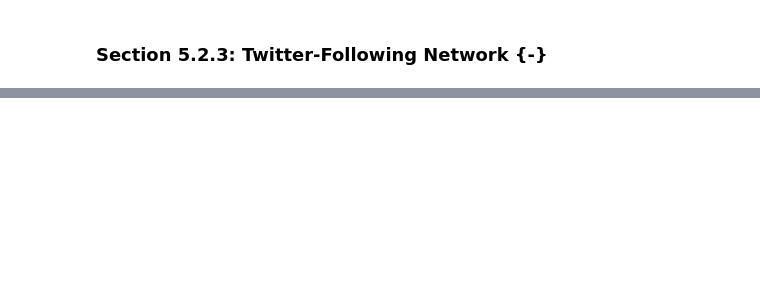
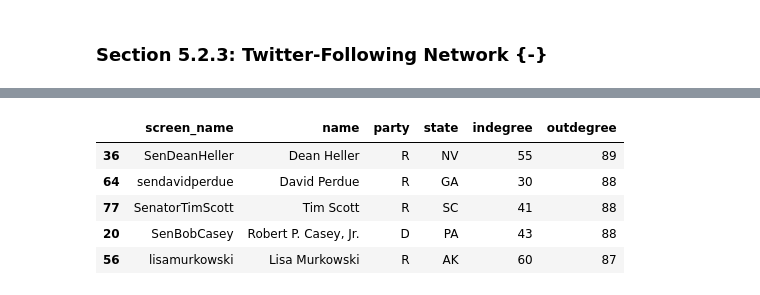
Before and after one commit to jeffallen13/qsspy, a Jupyter notebook: DISCOVERY/discovery-py.ipynb, the cells around one changed output, grey strips where cells are left out. Cells and saved outputs as stored; diff of their text form; code cells hidden in the pictures; blank space fills up the shorter version.

```diff
--- a/DISCOVERY/discovery-py.ipynb
+++ b/DISCOVERY/discovery-py.ipynb
@@ -809,0 +821,10 @@ twitter_g = ig.Graph.Adjacency(twitter_adj, mode='directed')
+# %%
+# 5 greatest outdegree
+senator.sort_values(by='outdegree', ascending=False).head(5)
+# %% [output]
+|  | screen_name | name | party | state | indegree | outdegree |
+| 36 | SenDeanHeller | Dean Heller | R | NV | 55 | 89 |
+| 64 | sendavidperdue | David Perdue | R | GA | 30 | 88 |
+| 77 | SenatorTimScott | Tim Scott | R | SC | 41 | 88 |
+| 20 | SenBobCasey | Robert P. Casey, Jr. | D | PA | 43 | 88 |
+| 56 | lisamurkowski | Lisa Murkowski | R | AK | 60 | 87 |
```
Also changed, not shown: parts of 11 cells of this notebook, 2 other files.
